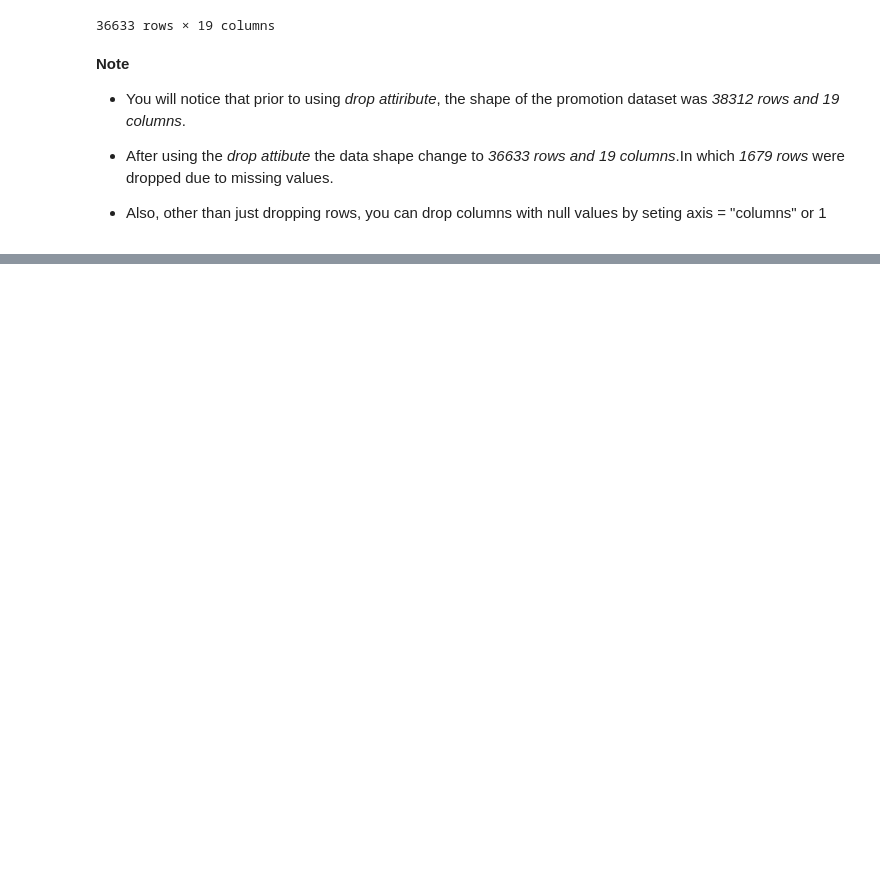
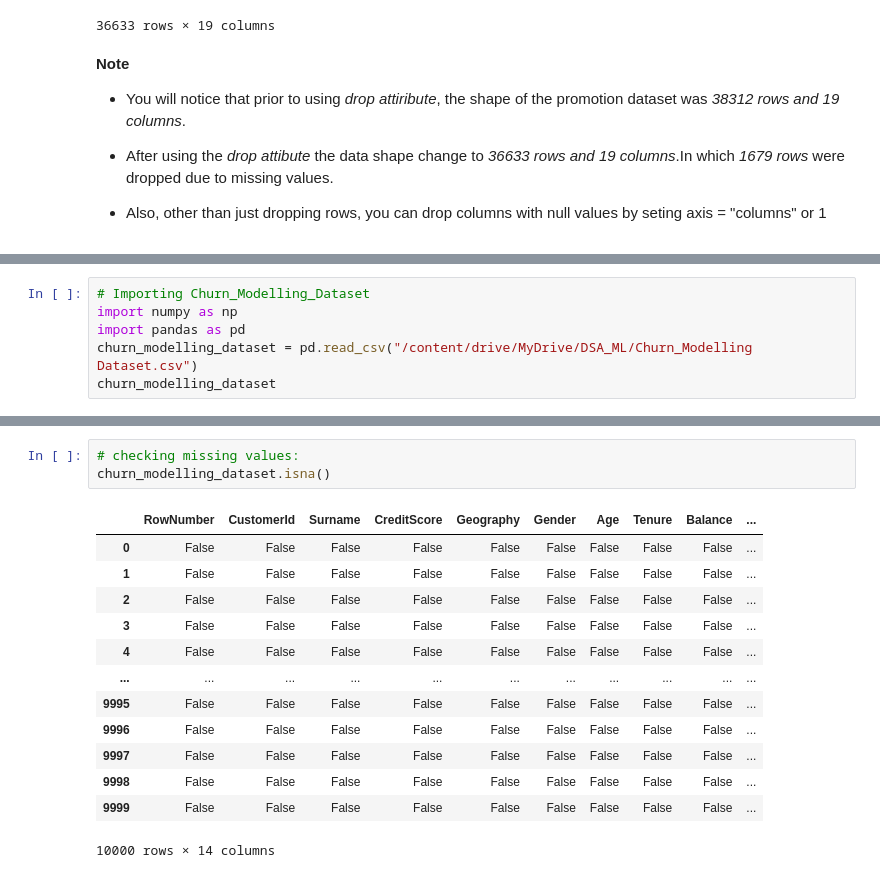
Before and after one commit to Muhammed1978/Amazon-Product-Review-Analysis, a Jupyter notebook: DataAnalysis_Pandas_2.ipynb, the cells around one changed output, grey strips where cells are left out. Cells and saved outputs as stored; diff of their text form; blank space fills up the shorter version.

```diff
--- a/DataAnalysis_Pandas_2.ipynb
+++ b/DataAnalysis_Pandas_2.ipynb
@@ -959,0 +970,6 @@ Promotion_Dataset.dropna()
+# %%
+# Importing Churn_Modelling_Dataset
+import numpy as np
+import pandas as pd
+churn_modelling_dataset = pd.read_csv("/content/drive/MyDrive/DSA_ML/Churn_Modelling Dataset.csv")
+churn_modelling_dataset
@@ -959,0 +1030,17 @@ Promotion_Dataset.dropna()
+# %%
+# checking missing values:
+churn_modelling_dataset.isna()
+# %% [output]
+|  | RowNumber | CustomerId | Surname | CreditScore | Geography | Gender | Age | Tenure | Balance | ... |
+| 0 | False | False | False | False | False | False | False | False | False | ... |
+| 1 | False | False | False | False | False | False | False | False | False | ... |
+| 2 | False | False | False | False | False | False | False | False | False | ... |
+| 3 | False | False | False | False | False | False | False | False | False | ... |
+| 4 | False | False | False | False | False | False | False | False | False | ... |
+| ... | ... | ... | ... | ... | ... | ... | ... | ... | ... | ... |
+| 9995 | False | False | False | False | False | False | False | False | False | ... |
+| 9996 | False | False | False | False | False | False | False | False | False | ... |
+| 9997 | False | False | False | False | False | False | False | False | False | ... |
+| 9998 | False | False | False | False | False | False | False | False | False | ... |
+| 9999 | False | False | False | False | False | False | False | False | False | ... |
+10000 rows × 14 columns
```
Also changed, not shown: parts of 19 cells of this notebook.
